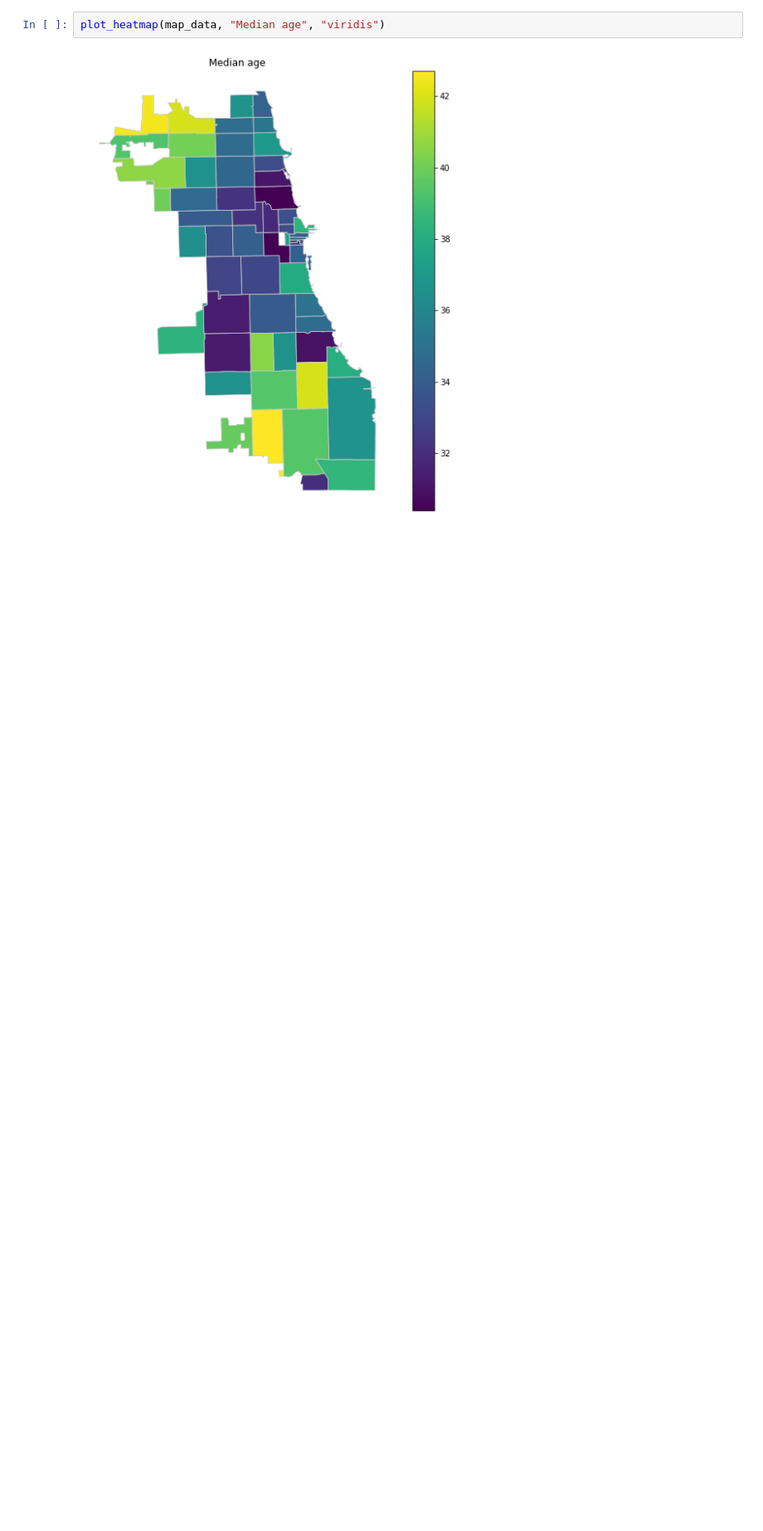
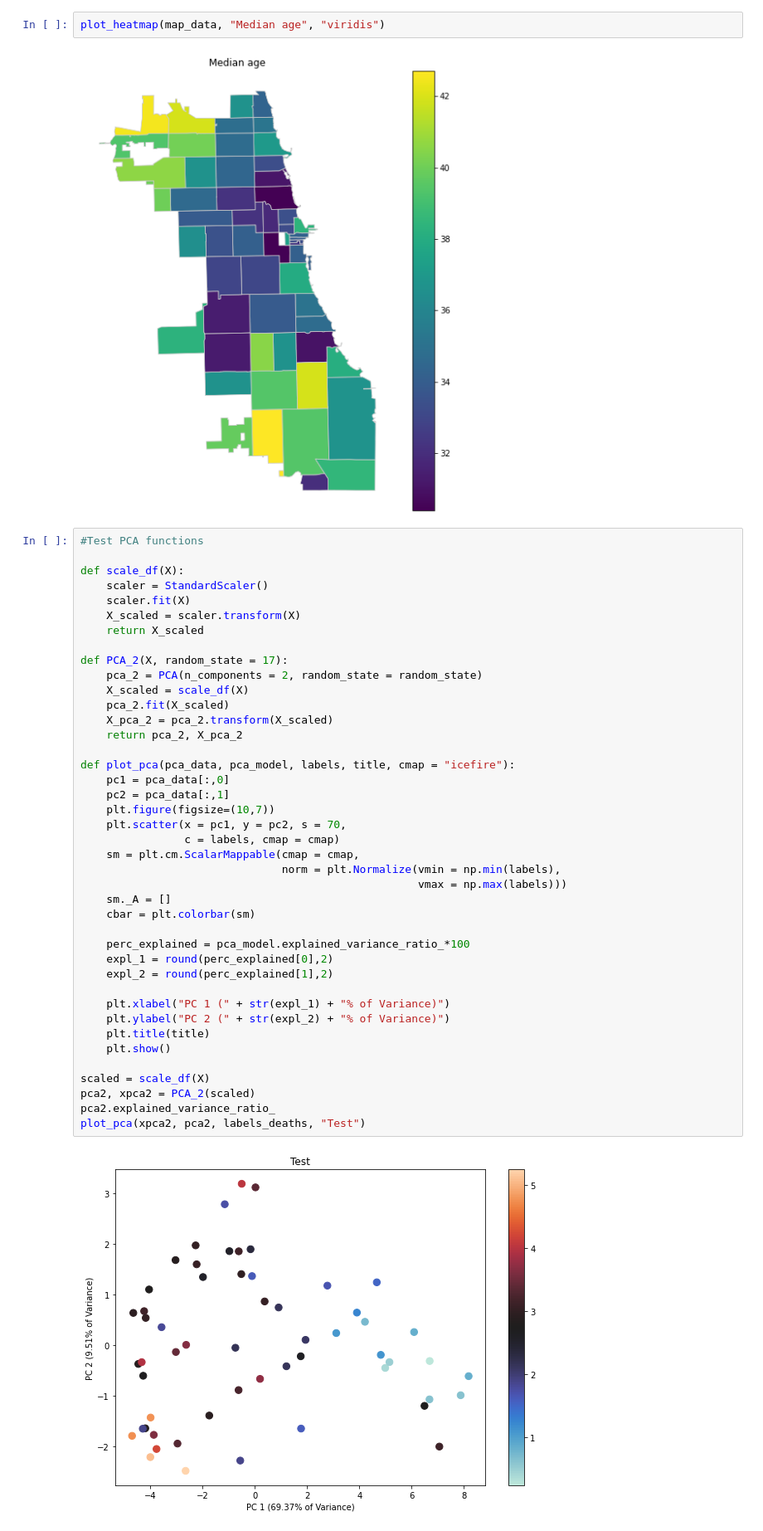
Before and after one commit to uic-cs418/modeling-the-pandemic, a Jupyter notebook: cowen_working_ipnb.ipynb, the cells around one changed output. Shown at 83% size. Drawn from its saved outputs; the diff is of its cells as text; blank space fills up the shorter version.

```diff
--- a/cowen_working_ipnb.ipynb
+++ b/cowen_working_ipnb.ipynb
@@ -588,3 +616,46 @@ plot_heatmap(map_data, "Case Counts(Per 1000)", "Reds", "Cases per 1,000 People"
 plot_heatmap(map_data, "Median age", "viridis")
 # %% [output]
 [figure]
+# %%
+#Test PCA functions
+
+def scale_df(X):
+    scaler = StandardScaler()
+    scaler.fit(X)
+    X_scaled = scaler.transform(X)
+    return X_scaled
+
+def PCA_2(X, random_state = 17):
+    pca_2 = PCA(n_components = 2, random_state = random_state)
+    X_scaled = scale_df(X)
+    pca_2.fit(X_scaled)
+    X_pca_2 = pca_2.transform(X_scaled)
+    return pca_2, X_pca_2
+
+def plot_pca(pca_data, pca_model, labels, title, cmap = "icefire"):
+    pc1 = pca_data[:,0]
+    pc2 = pca_data[:,1]
+    plt.figure(figsize=(10,7))
+    plt.scatter(x = pc1, y = pc2, s = 70,
+                c = labels, cmap = cmap)
+    sm = plt.cm.ScalarMappable(cmap = cmap,
+                               norm = plt.Normalize(vmin = np.min(labels),
+                                                    vmax = np.max(labels)))
+    sm._A = []
+    cbar = plt.colorbar(sm)
+
+    perc_explained = pca_model.explained_variance_ratio_*100
+    expl_1 = round(perc_explained[0],2)
+    expl_2 = round(perc_explained[1],2)
+
+    plt.xlabel("PC 1 (" + str(expl_1) + "% of Variance)")
+    plt.ylabel("PC 2 (" + str(expl_2) + "% of Variance)")
+    plt.title(title)
+    plt.show()
+
+scaled = scale_df(X)
+pca2, xpca2 = PCA_2(scaled)
+pca2.explained_variance_ratio_
+plot_pca(xpca2, pca2, labels_deaths, "Test")
+# %% [output]
+[figure, added]
```
Also changed, not shown: parts of 15 cells of this notebook, 4 other files.
